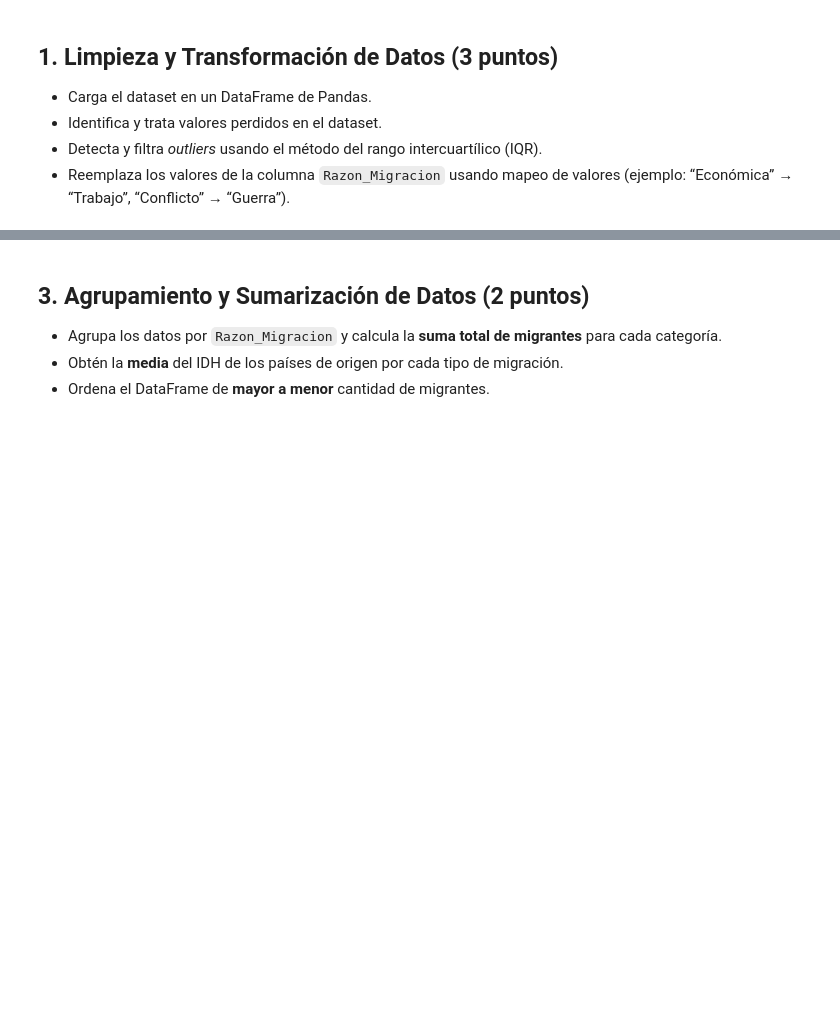
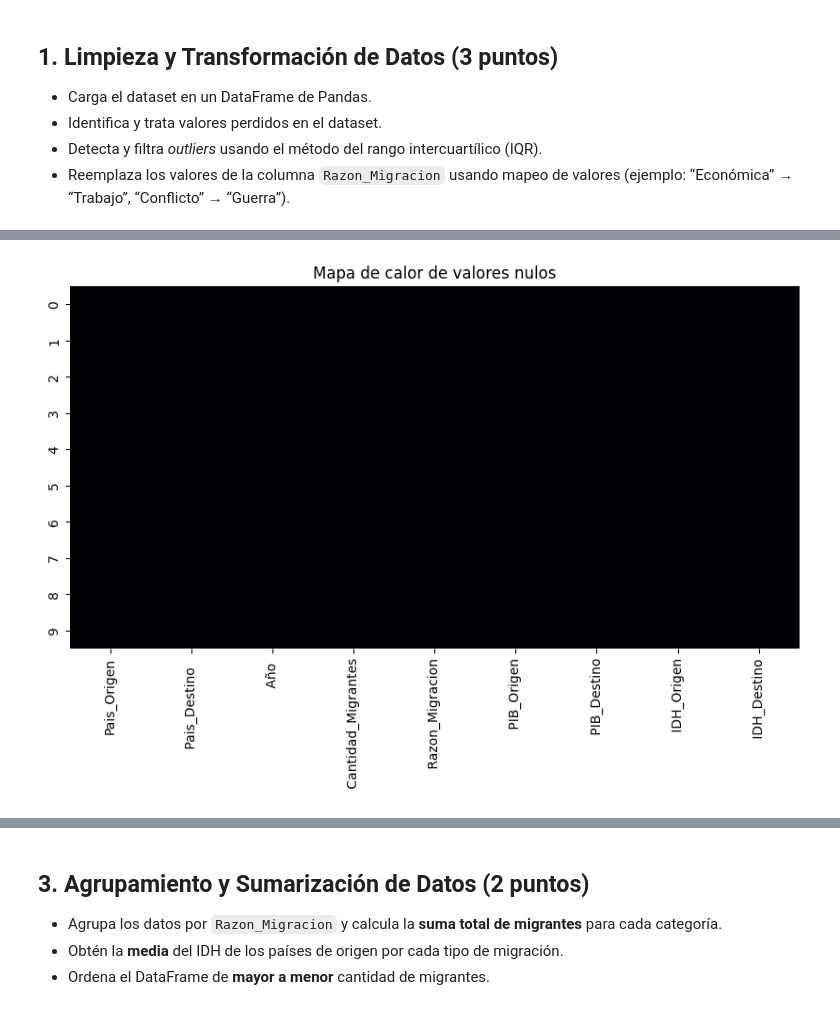
Before and after one commit to Mateo-canales-b/Ciencia_de_datos, a Jupyter notebook: M3/Ev_final_M3.ipynb, the cells around one changed output, grey strips where cells are left out. Saved outputs shown, nothing was run; the diff lists cells and outputs as text; code cells hidden in the pictures; blank space fills up the shorter version.

```diff
--- a/M3/Ev_final_M3.ipynb
+++ b/M3/Ev_final_M3.ipynb
@@ -32,0 +69,7 @@ df=pd.read_csv("migracion.csv")
+# %%
+plt.figure(figsize=(10, 5))
+sns.heatmap(df.isnull(), cbar=False, cmap='magma', yticklabels=True)
+plt.title("Mapa de calor de valores nulos")
+plt.show()
+# %% [output]
+[figure, added]
```
Also changed, not shown: parts of 7 cells of this notebook.
